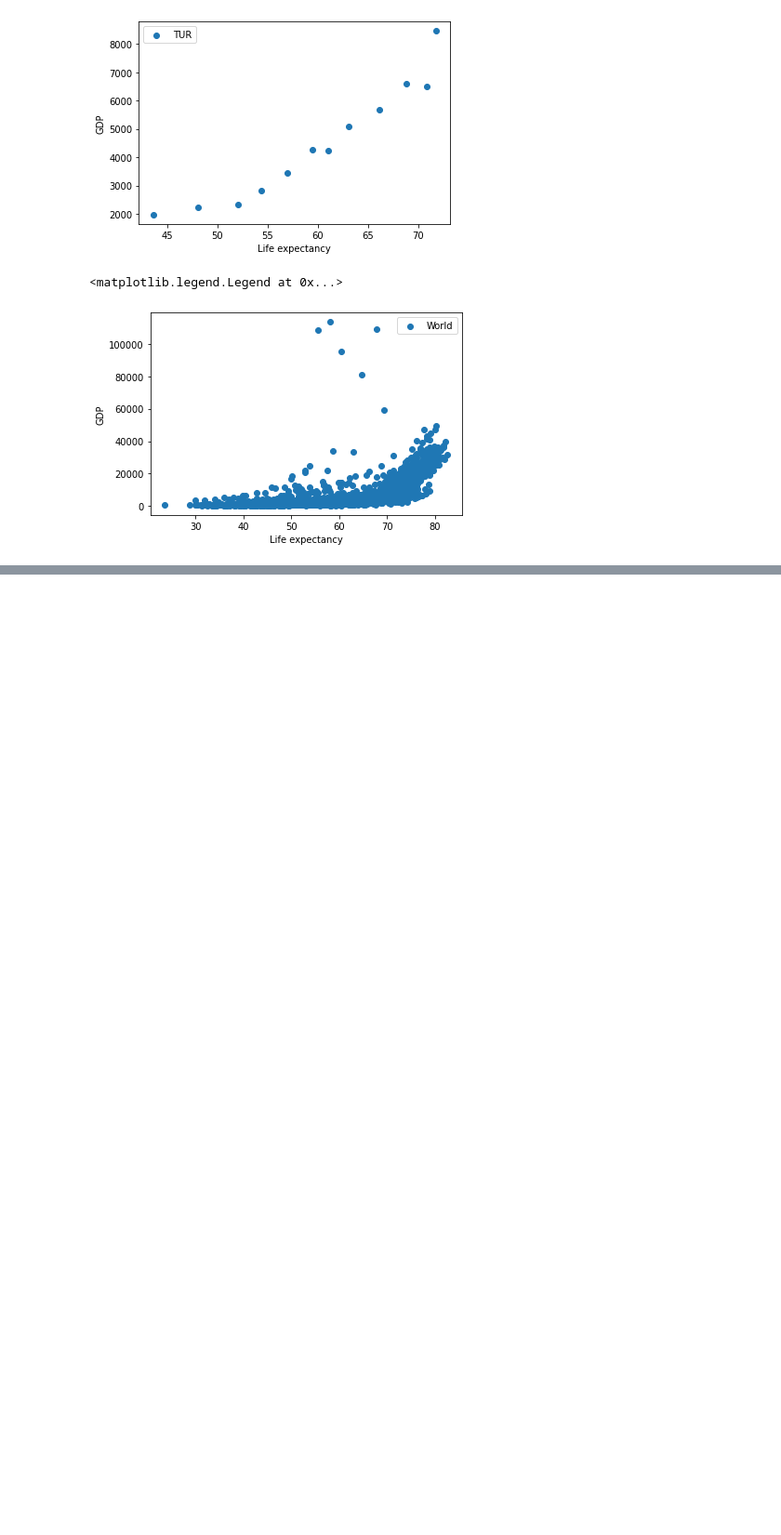
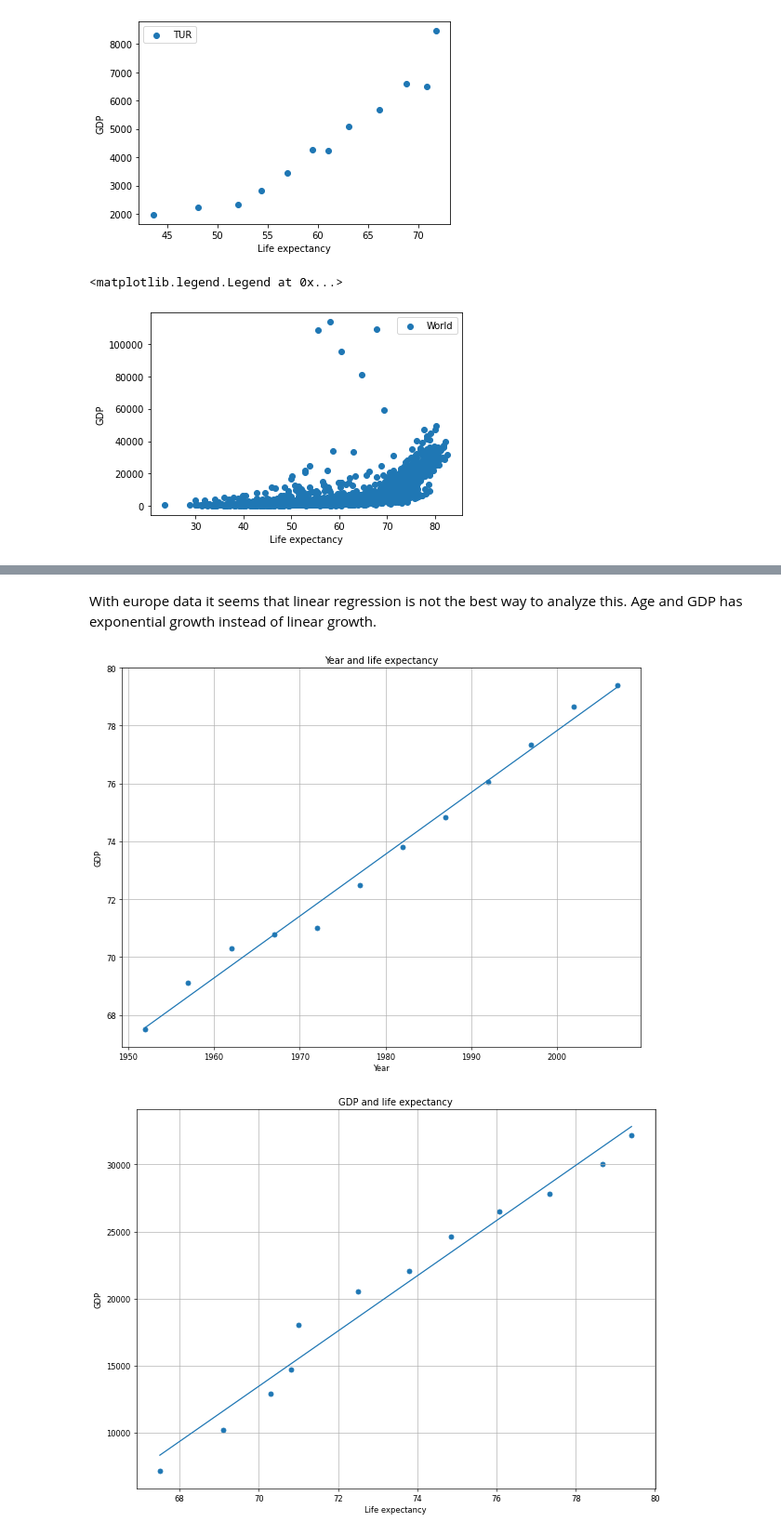
Before and after one commit to Statse/school-2021, a Jupyter notebook: tools of data analysis/excercise_04.ipynb, the cells around one changed output, grey strips where cells are left out. Shown: that part at 93% size. Saved outputs shown, nothing was run; the diff lists cells and outputs as text; code cells hidden in the pictures; blank space fills up the shorter version.

```diff
--- a/tools of data analysis/excercise_04.ipynb
+++ b/tools of data analysis/excercise_04.ipynb
@@ -67,0 +112,43 @@ plt.legend()
+# %% [markdown]
+With europe data it seems that linear regression is not the best way to analyze this. Age and GDP has exponential growth instead of linear growth.
+# %%
+#time
+x = germany["year"]
+y = germany["lifeExp"]
+
+x = x.values.reshape(-1,1)
+y = y.values.reshape(-1,1)
+
+reg = LinearRegression().fit(x, y)
+y_reg = reg.predict(x)
+
+fig = plt.figure(figsize = (12,9), dpi = 60)
+plt.title("Year and life expectancy")
+plt.xlabel("Year")
+plt.ylabel("GDP")
+plt.grid(True)
+plt.scatter(x,y)
+plt.plot(x, y_reg)
+plt.show()
+
+#gpd
+x = germany["lifeExp"]
+y = germany["gdpPercap"]
+
+x = x.values.reshape(-1,1)
+y = y.values.reshape(-1,1)
+
+reg = LinearRegression().fit(x, y)
+y_reg = reg.predict(x)
+
+fig = plt.figure(figsize = (12,9), dpi = 60)
+plt.title("GDP and life expectancy")
+plt.xlabel("Life expectancy")
+plt.ylabel("GDP")
+plt.grid(True)
+plt.scatter(x,y)
+plt.plot(x, y_reg)
+plt.show()
+# %% [output]
+[figure, added]
+[figure, added]
```
Also changed, not shown: parts of 5 cells of this notebook, 1 other file.
